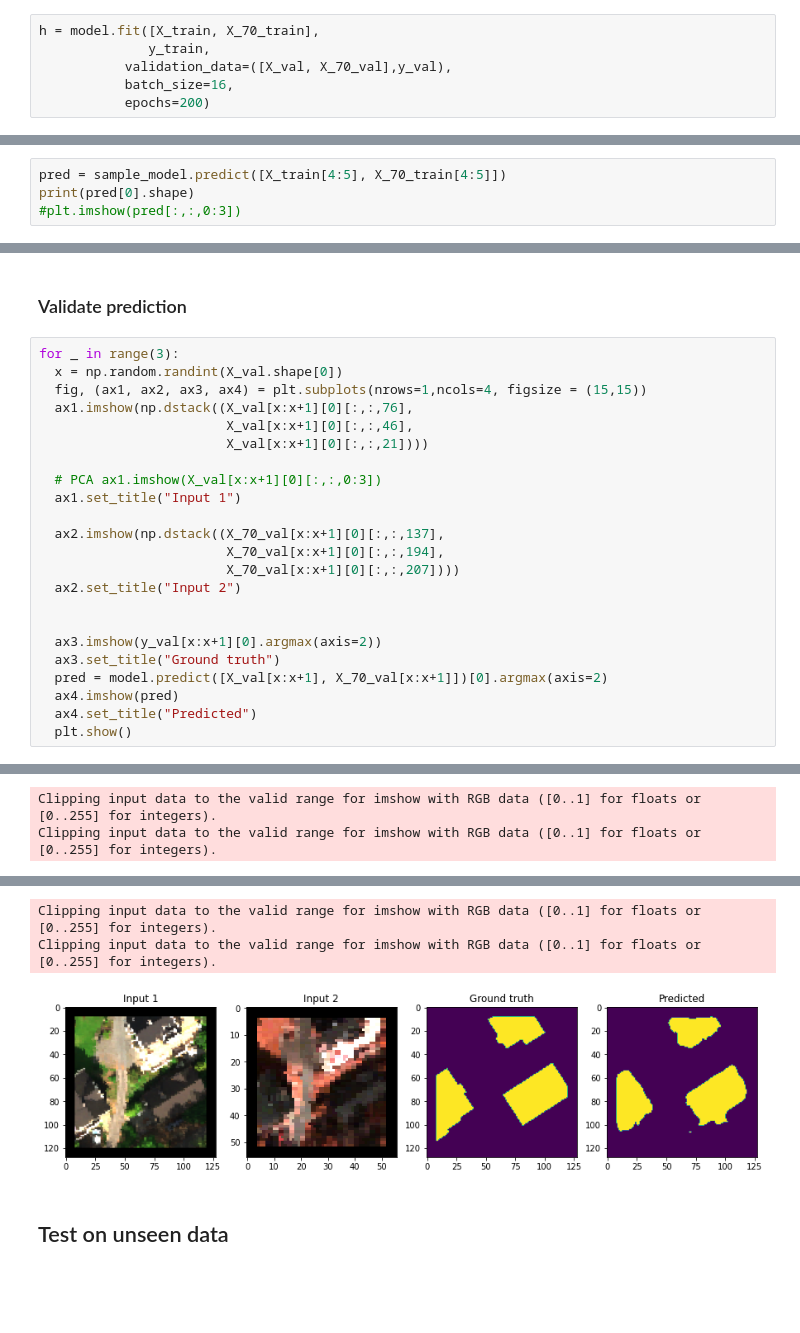
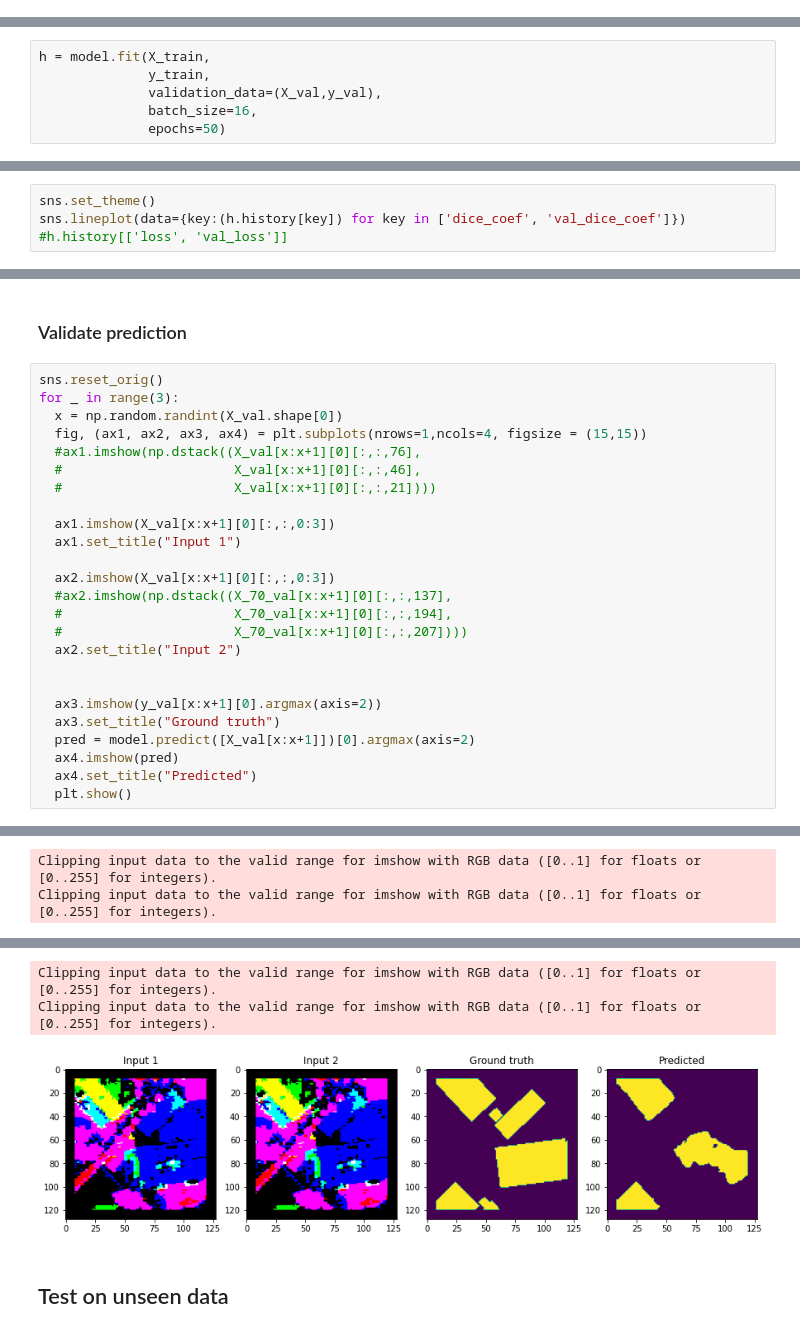
Before and after one commit to stianteien/M_DV_V2022, a Jupyter notebook: unet_detection/roof_u-net.ipynb, the cells around one changed output, grey strips where cells are left out. Saved outputs shown, nothing was run; the diff lists cells and outputs as text; blank space fills up the shorter version.

```diff
--- a/unet_detection/roof_u-net.ipynb
+++ b/unet_detection/roof_u-net.ipynb
@@ -286,6 +150,0 @@ ________________________________________________________________________________
-# %%
-h = model.fit([X_train, X_70_train],
-              y_train,
-           validation_data=([X_val, X_70_val],y_val),
-           batch_size=16,
-           epochs=200)
@@ -336,4 +150,0 @@ sample_model.output
-# %%
-pred = sample_model.predict([X_train[4:5], X_70_train[4:5]])
-print(pred[0].shape)
-#plt.imshow(pred[:,:,0:3])
@@ -366,0 +151,6 @@ plt.grid()
+# %%
+h = model.fit(X_train,
+              y_train,
+              validation_data=(X_val,y_val),
+              batch_size=16,
+              epochs=50)
@@ -366,0 +175,4 @@ plt.grid()
+# %%
+sns.set_theme()
+sns.lineplot(data={key:(h.history[key]) for key in ['dice_coef', 'val_dice_coef']})
+#h.history[['loss', 'val_loss']]
@@ -367,25 +182,27 @@ plt.grid()
 # %% [markdown]
 ### Validate prediction
 # %%
+sns.reset_orig()
 for _ in range(3):
   x = np.random.randint(X_val.shape[0])
   fig, (ax1, ax2, ax3, ax4) = plt.subplots(nrows=1,ncols=4, figsize = (15,15))
-  ax1.imshow(np.dstack((X_val[x:x+1][0][:,:,76],
-                        X_val[x:x+1][0][:,:,46],
-                        X_val[x:x+1][0][:,:,21])))
+  #ax1.imshow(np.dstack((X_val[x:x+1][0][:,:,76],
+  #                      X_val[x:x+1][0][:,:,46],
+  #                      X_val[x:x+1][0][:,:,21])))
 
-  # PCA ax1.imshow(X_val[x:x+1][0][:,:,0:3])
+  ax1.imshow(X_val[x:x+1][0][:,:,0:3])
   ax1.set_title("Input 1")
 
-  ax2.imshow(np.dstack((X_70_val[x:x+1][0][:,:,137],
-                        X_70_val[x:x+1][0][:,:,194],
-                        X_70_val[x:x+1][0][:,:,207])))
+  ax2.imshow(X_val[x:x+1][0][:,:,0:3])
+  #ax2.imshow(np.dstack((X_70_val[x:x+1][0][:,:,137],
+  #                      X_70_val[x:x+1][0][:,:,194],
+  #                      X_70_val[x:x+1][0][:,:,207])))
   ax2.set_title("Input 2")
 
 
   ax3.imshow(y_val[x:x+1][0].argmax(axis=2))
   ax3.set_title("Ground truth")
-  pred = model.predict([X_val[x:x+1], X_70_val[x:x+1]])[0].argmax(axis=2)
+  pred = model.predict([X_val[x:x+1]])[0].argmax(axis=2)
   ax4.imshow(pred)
   ax4.set_title("Predicted")
   plt.show()
@@ -399,6 +216,6 @@ Clipping input data to the valid range for imshow with RGB data ([0..1] for floa
 Clipping input data to the valid range for imshow with RGB data ([0..1] for floats or [0..255] for integers).
 Clipping input data to the valid range for imshow with RGB data ([0..1] for floats or [0..255] for integers).
-[figure, old version]
+[figure, new version]
 # %% [markdown]
 ## Test on unseen data
 # %%
```
Also changed, not shown: parts of 39 cells of this notebook.
